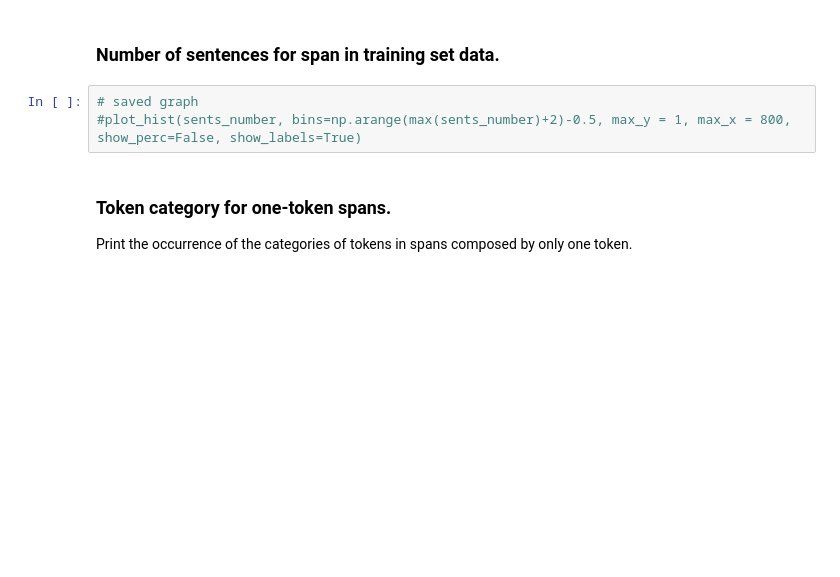
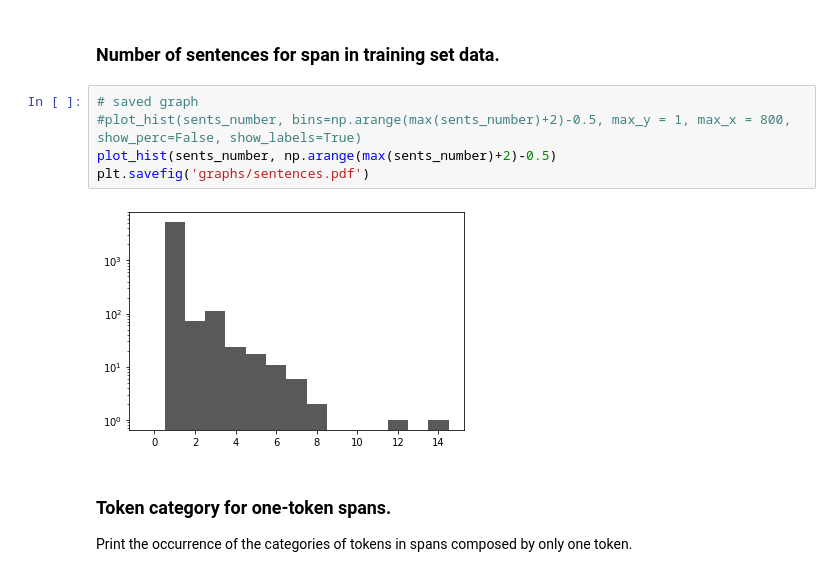
Before and after one commit to andreakiro/nlpropaganda, a Jupyter notebook: data-exploration/exploration.ipynb, the cells around one changed output. Cells and saved outputs as stored; diff of their text form; blank space fills up the shorter version.

```diff
--- a/data-exploration/exploration.ipynb
+++ b/data-exploration/exploration.ipynb
@@ -107,6 +107,10 @@ Mean number of tokens for span:  9.303218727139722
 # %%
 # saved graph
 #plot_hist(sents_number, bins=np.arange(max(sents_number)+2)-0.5, max_y = 1, max_x = 800, show_perc=False, show_labels=True)
+plot_hist(sents_number, np.arange(max(sents_number)+2)-0.5)
+plt.savefig('graphs/sentences.pdf')
+# %% [output]
+[figure, added]
 # %% [markdown]
 ### Token category for one-token spans.
 Print the occurrence of the categories of tokens in spans composed by only one token.
```
Also changed, not shown: parts of 3 cells of this notebook, 4 other files.
